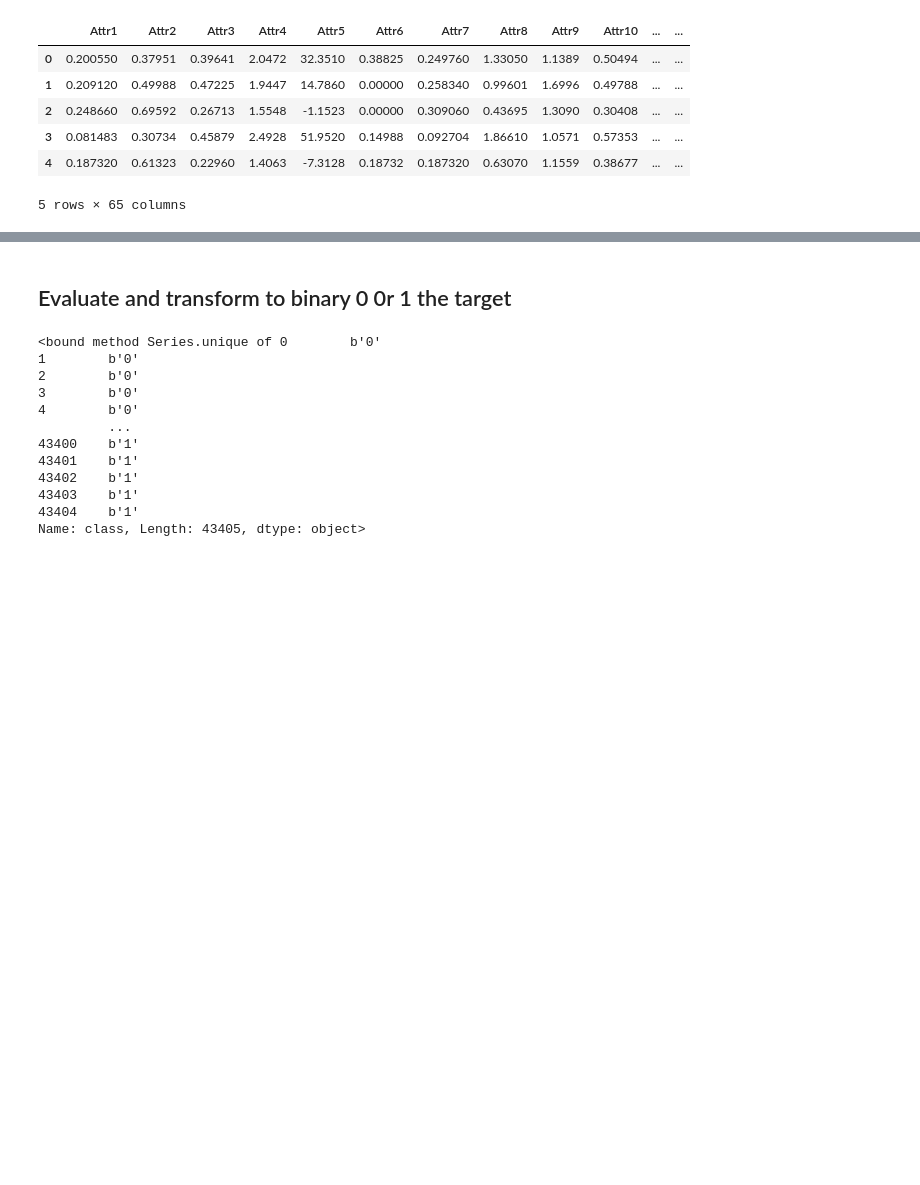
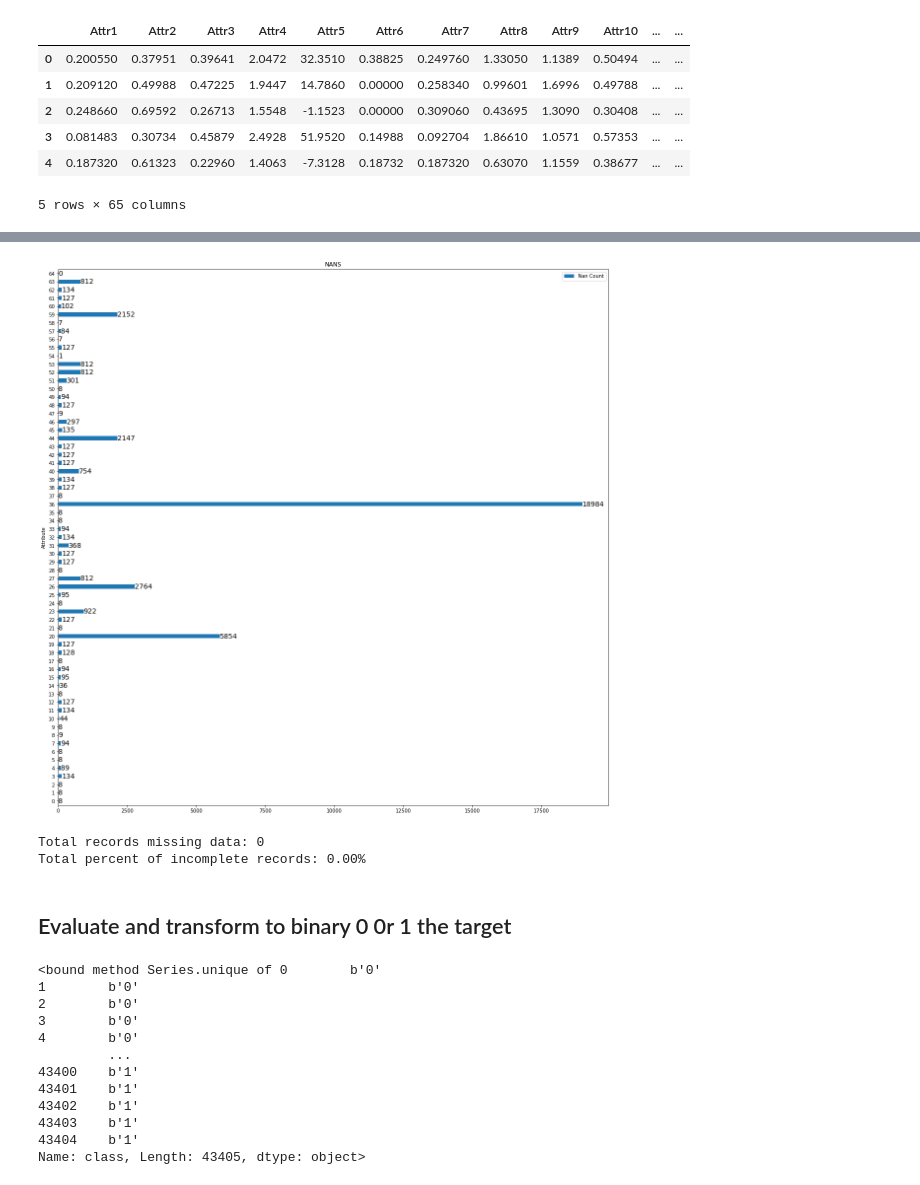
Before and after one commit to bSharpCyclist/MSDS-7333-QTW, a Jupyter notebook: Fabio_Case_4 copy.ipynb, the cells around one changed output, grey strips where cells are left out. Drawn from its saved outputs; the diff is of its cells as text; code cells hidden in the pictures; blank space fills up the shorter version.

```diff
--- a/Fabio_Case_4 copy.ipynb
+++ b/Fabio_Case_4 copy.ipynb
@@ -89,0 +103,17 @@ df.head()
+# %%
+# Checking missing values
+nan_columns = []
+nan_values = []
+
+for column in df.columns:
+    nan_columns.append(column)
+    nan_values.append(df[column].isnull().sum())
+
+nan_dict = {'Attributes': nan_columns, "Nan Count": nan_values}
+nan_df = pd.DataFrame(nan_dict)
+
+ax = nan_df.plot(kind='barh', stacked=True, figsize=(20, 20), rot=0, xlabel='Attribute', ylabel='Count', title = 'NANS')
+for c in ax.containers:
+    ax.bar_label(c, label_type='edge', fontsize = 14)
+# %% [output]
+[figure, added]
@@ -90,3 +123,13 @@ df.head()
+# %%
+# After filling th missing values, check it again.
+missing = df.isnull().any(axis=1).sum()
+len_before = df.shape[0]
+print(f"Total records missing data: {missing}\n"
+      f"Total percent of incomplete records: {missing/len_before*100:.2f}%"
+     )
+# %% [output]
+Total records missing data: 0
+Total percent of incomplete records: 0.00%
 # %% [markdown]
 ## Evaluate and transform to binary 0 0r 1 the target
 # %%
```
Also changed, not shown: parts of 10 cells of this notebook, 1 other file.
